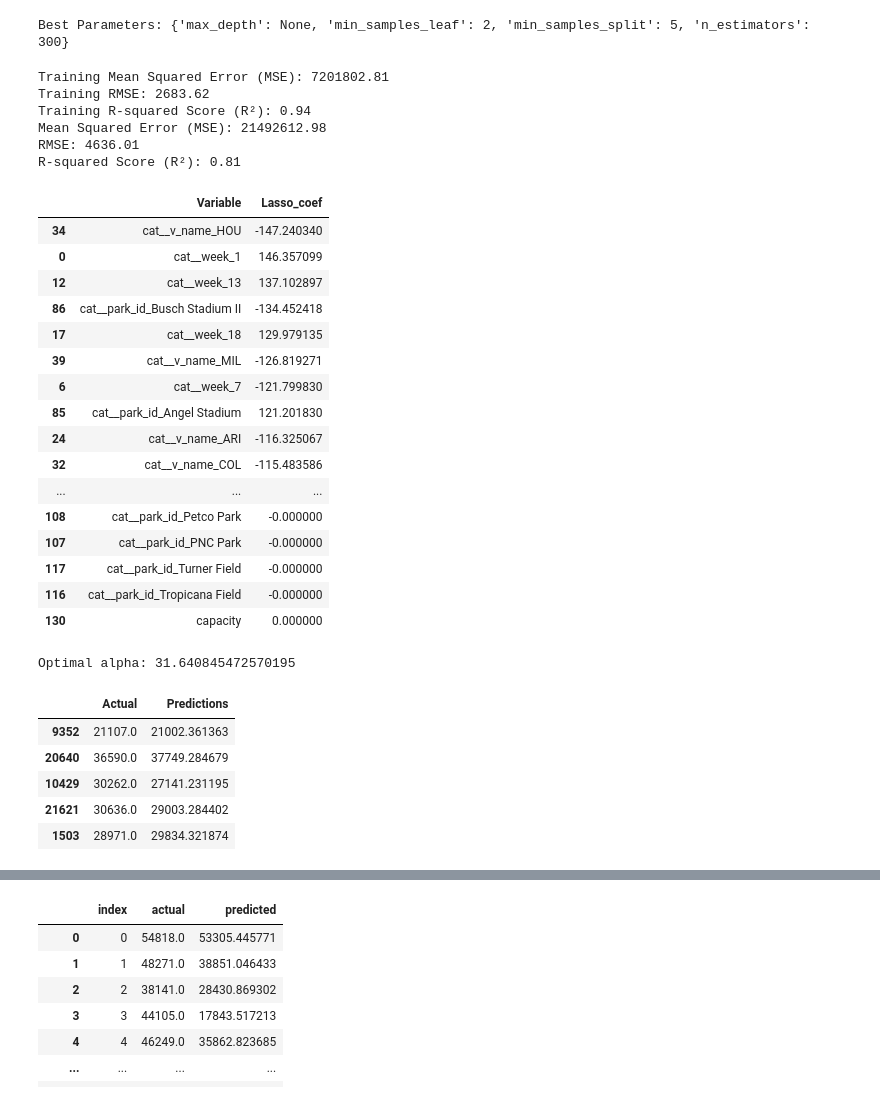
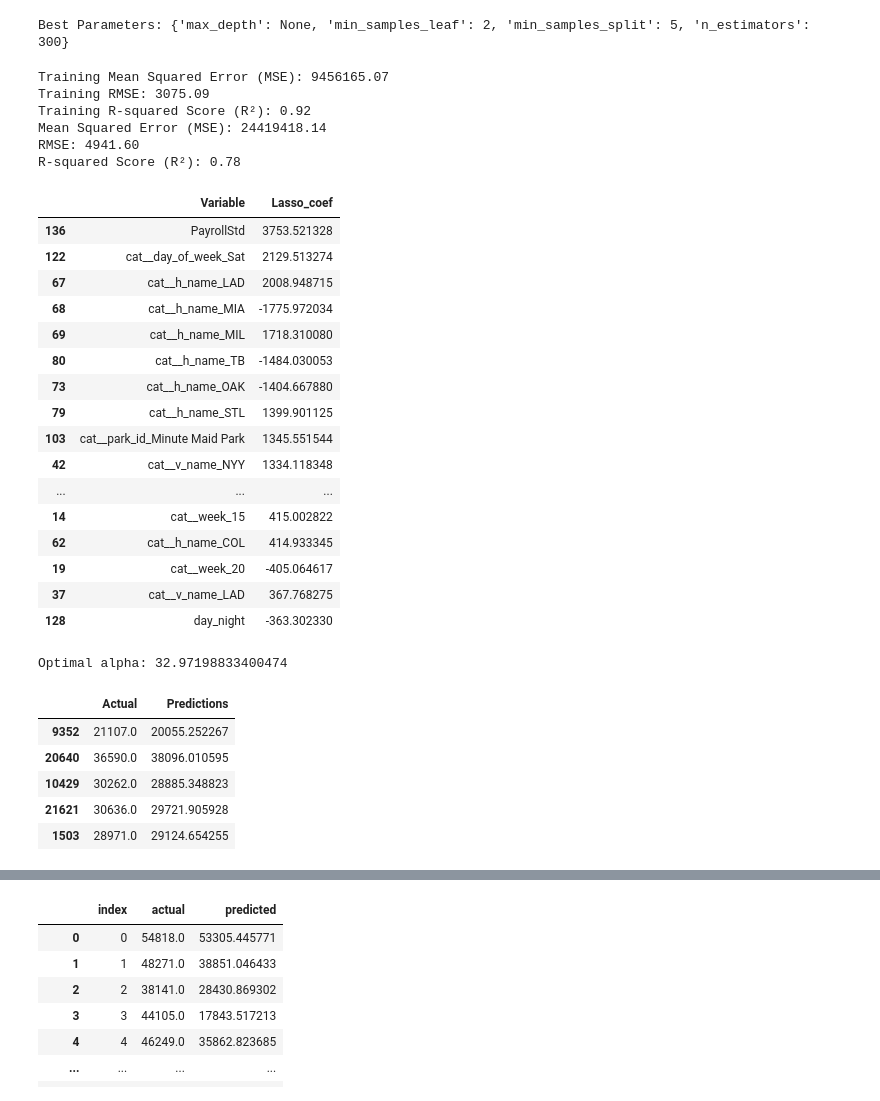
Before and after one commit to tmarchok1/DS440_project, a Jupyter notebook: model_code_travis.ipynb, the cells around one changed output, grey strips where cells are left out. Drawn from its saved outputs; the diff is of its cells as text; code cells hidden in the pictures.

Commit message:
Updated lasso and random forest

```diff
--- a/model_code_travis.ipynb
+++ b/model_code_travis.ipynb
@@ -109,7 +102,7 @@ glogs_final['precip'] = glogs_final['precip'].map(lambda x: 1 if x != 0 else 0)
 
 # Apply OneHotEncoder to 'v_name', 'h_name', 'park_id' columns
 encoder = ColumnTransformer(
-    transformers=[('cat', OneHotEncoder(sparse_output=False), ['week_group', 'v_name', 'h_name', 'park_id', 'day_of_week'])],
+    transformers=[('cat', OneHotEncoder(sparse_output=False), ['week', 'v_name', 'h_name', 'park_id', 'day_of_week'])],
 
     # Keep other columns
     remainder='passthrough'
@@ -233,69 +246,71 @@ print(f'Mean Squared Error (MSE): {mse:.2f}')
 print(f'RMSE: {rmse:.2f}')
 print(f'R-squared Score (R²): {r2:.2f}')
 # %% [output]
-Training Mean Squared Error (MSE): 7201802.81
-Training RMSE: 2683.62
-Training R-squared Score (R²): 0.94
-Mean Squared Error (MSE): 21492612.98
-RMSE: 4636.01
-R-squared Score (R²): 0.81
+Training Mean Squared Error (MSE): 9456165.07
+Training RMSE: 3075.09
+Training R-squared Score (R²): 0.92
+Mean Squared Error (MSE): 24419418.14
+RMSE: 4941.60
+R-squared Score (R²): 0.78
 # %%
 # Build Lasso regression model
 modeldata = df_encoded[:21776]
+modeldata
 
 X = modeldata.drop(columns=["attendance"])
 y = modeldata["attendance"]
+
 
 # Standardize features
 scaler = StandardScaler()
 X_scaled = scaler.fit_transform(X)
 
 # Fit Lasso Regression
-lasso = Lasso(alpha=0.1)  # Adjust alpha to control regularization strength
+lasso = Lasso(alpha=0.1)
 lasso.fit(X_scaled, y)
 
 # Extract feature importance
 feature_significance = pd.DataFrame({
     "Variable": X.columns,
     "Lasso_coef": lasso.coef_
 })
 
 # Rank features by absolute coefficient value
 feature_significance["Abs_Coefficient"] = np.abs(feature_significance["Lasso_coef"])
 feature_significance = feature_significance.sort_values(by="Abs_Coefficient", ascending=False)
 
 # Display ranked features
-feature_significance[["Variable", "Lasso_coef"]].tail(50)
+feature_significance[["Variable", "Lasso_coef"]].head(50)
 # %% [output]
 |  | Variable | Lasso_coef |
-| 34 | cat__v_name_HOU | -147.240340 |
-| 0 | cat__week_1 | 146.357099 |
-| 12 | cat__week_13 | 137.102897 |
-| 86 | cat__park_id_Busch Stadium II | -134.452418 |
-| 17 | cat__week_18 | 129.979135 |
-| 39 | cat__v_name_MIL | -126.819271 |
-| 6 | cat__week_7 | -121.799830 |
-| 85 | cat__park_id_Angel Stadium | 121.201830 |
-| 24 | cat__v_name_ARI | -116.325067 |
-| 32 | cat__v_name_COL | -115.483586 |
+| 136 | PayrollStd | 3753.521328 |
+| 122 | cat__day_of_week_Sat | 2129.513274 |
+| 67 | cat__h_name_LAD | 2008.948715 |
+| 68 | cat__h_name_MIA | -1775.972034 |
+| 69 | cat__h_name_MIL | 1718.310080 |
+| 80 | cat__h_name_TB | -1484.030053 |
+| 73 | cat__h_name_OAK | -1404.667880 |
+| 79 | cat__h_name_STL | 1399.901125 |
+| 103 | cat__park_id_Minute Maid Park | 1345.551544 |
+| 42 | cat__v_name_NYY | 1334.118348 |
 | ... | ... | ... |
-| 108 | cat__park_id_Petco Park | -0.000000 |
-| 107 | cat__park_id_PNC Park | -0.000000 |
-| 117 | cat__park_id_Turner Field | -0.000000 |
-| 116 | cat__park_id_Tropicana Field | -0.000000 |
-| 130 | capacity | 0.000000 |
+| 14 | cat__week_15 | 415.002822 |
+| 62 | cat__h_name_COL | 414.933345 |
+| 19 | cat__week_20 | -405.064617 |
+| 37 | cat__v_name_LAD | 367.768275 |
+| 128 | day_night | -363.302330 |
 # %%
 # Cross validation for Lasso model
 lasso_cv = LassoCV(cv=5).fit(X_scaled, y)
 print(f"Optimal alpha: {lasso_cv.alpha_}")
 # %% [output]
-Optimal alpha: 31.640845472570195
+Optimal alpha: 32.97198833400474
 # %%
 # Build Lasso for making predictions
 X_train, X_test, y_train, y_test = train_test_split(X_scaled, y, test_size=0.2, random_state=42)
 
 # Train Lasso Regression model
-lasso = Lasso(alpha=31.640845472570195)
+lasso = Lasso(alpha=32.97198833400474)
 lasso.fit(X_train, y_train)
 
 # Predict on test data
@@ -307,11 +322,11 @@ lasso_predictions = pd.DataFrame({'Actual':y_test, 'Predictions':y_pred})
 lasso_predictions.head()
 # %% [output]
 |  | Actual | Predictions |
-| 9352 | 21107.0 | 21002.361363 |
-| 20640 | 36590.0 | 37749.284679 |
-| 10429 | 30262.0 | 27141.231195 |
-| 21621 | 30636.0 | 29003.284402 |
-| 1503 | 28971.0 | 29834.321874 |
+| 9352 | 21107.0 | 20055.252267 |
+| 20640 | 36590.0 | 38096.010595 |
+| 10429 | 30262.0 | 28885.348823 |
+| 21621 | 30636.0 | 29721.905928 |
+| 1503 | 28971.0 | 29124.654255 |
 # %%
 # Evaluation metrics
 mse = mean_squared_error(y_test, y_pred)
```
Also changed, not shown: parts of 5 cells of this notebook.
